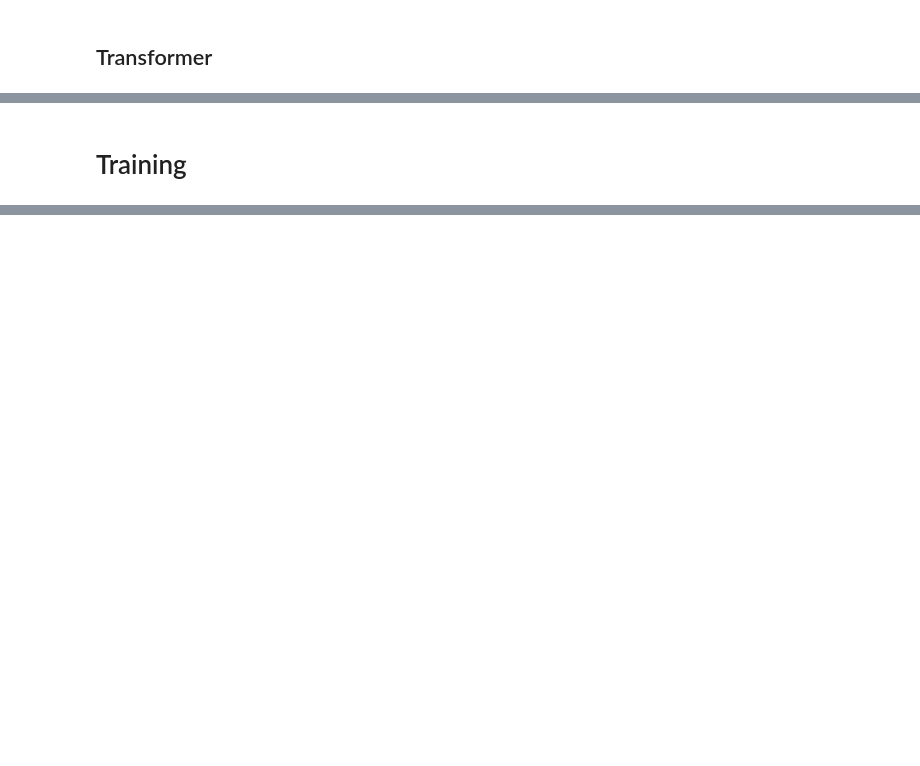
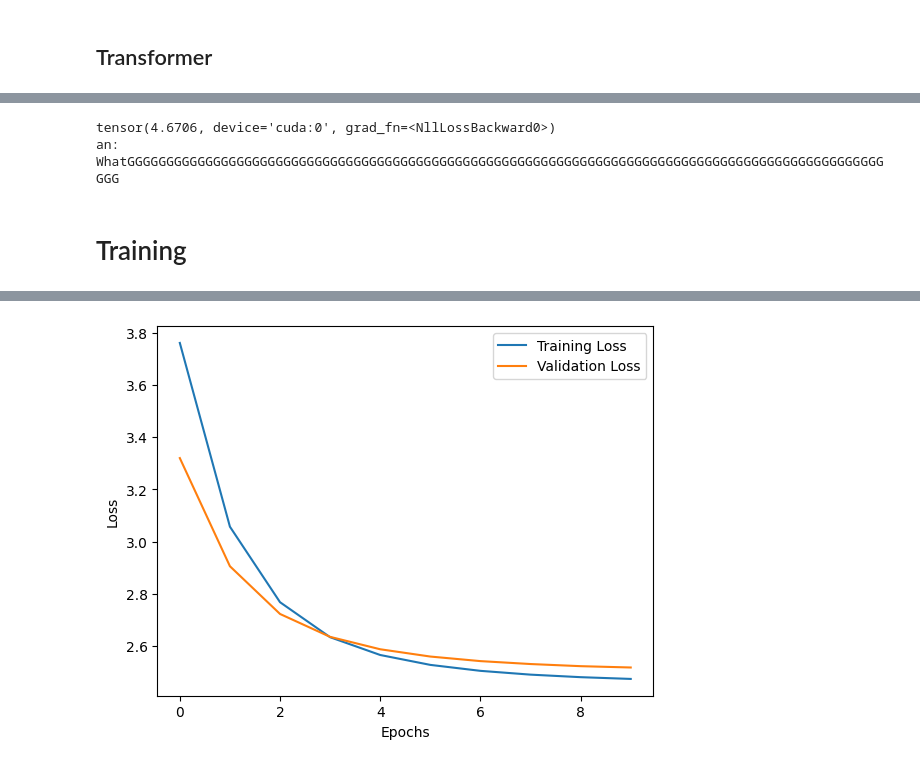
Before and after one commit to PathFinderKR/Neural-Networks, a Jupyter notebook: Transformers.ipynb, the cells around one changed output, grey strips where cells are left out. Cells and saved outputs as stored; diff of their text form; code cells hidden in the pictures; blank space fills up the shorter version.

```diff
--- a/Transformers.ipynb
+++ b/Transformers.ipynb
@@ -239,0 +388,3 @@ torch.Size([4, 8, 65])
+# %%
+transformer = Transformer(CONFIG).to(CONFIG.device)
+print(transformer)
@@ -240,2 +409,55 @@ torch.Size([4, 8, 65])
+# %%
+loss = transformer.loss(sample_x, sample_y)
+print(loss)
+
+generated = transformer.generate(sample_x, max_len=100)
+print(decode(generated.tolist()[0]))
+# %% [output]
+tensor(4.6706, device='cuda:0', grad_fn=<NllLossBackward0>)
+an:
+WhatGGGGGGGGGGGGGGGGGGGGGGGGGGGGGGGGGGGGGGGGGGGGGGGGGGGGGGGGGGGGGGGGGGGGGGGGGGGGGGGGGGGGGGGGGGGGGGGGGGGG
 # %% [markdown]
 # Training
+# %%
+def train(model):
+    model = model.to(CONFIG.device)
+    #criterion = nn.CrossEntropyLoss()
+    optimizer = optim.AdamW(model.parameters(), lr=CONFIG.learning_rate)
+
+    train_loss = []
+    validation_loss = []
+
+    for epoch in range(CONFIG.epochs):
+        model.train()
+        running_loss = 0.0
+        for x, y in tqdm(train_loader, desc=f'Epoch {epoch + 1}/{CONFIG.epochs}'):
+            x, y = x.to(CONFIG.device), y.to(CONFIG.device)
+            optimizer.zero_grad()
+            loss = model.loss(x, y)
+            loss.backward()
+            optimizer.step()
+            running_loss += loss.item()
+
+        train_loss.append(running_loss / len(train_loader))
+        print(f'Training Loss: {running_loss / len(train_loader)}')
+
+        model.eval()
+        running_loss = 0.0
+        with torch.no_grad():
+            for x, y in validation_loader:
+                x, y = x.to(CONFIG.device), y.to(CONFIG.device)
+                loss = model.loss(x, y)
+                running_loss += loss.item()
+
+        validation_loss.append(running_loss / len(validation_loader))
+        print(f'Validation Loss: {running_loss / len(validation_loader)}')
+
+    plt.plot(train_loss, label='Training Loss')
+    plt.plot(validation_loss, label='Validation Loss')
+    plt.xlabel('Epochs')
+    plt.ylabel('Loss')
+    plt.legend()
+    plt.show()
+# %%
+train(bigram)
+# %% [output]
@@ -241,0 +484 @@ torch.Size([4, 8, 65])
+[figure, added]
```
Also changed, not shown: parts of 42 cells of this notebook, 2 other files.
